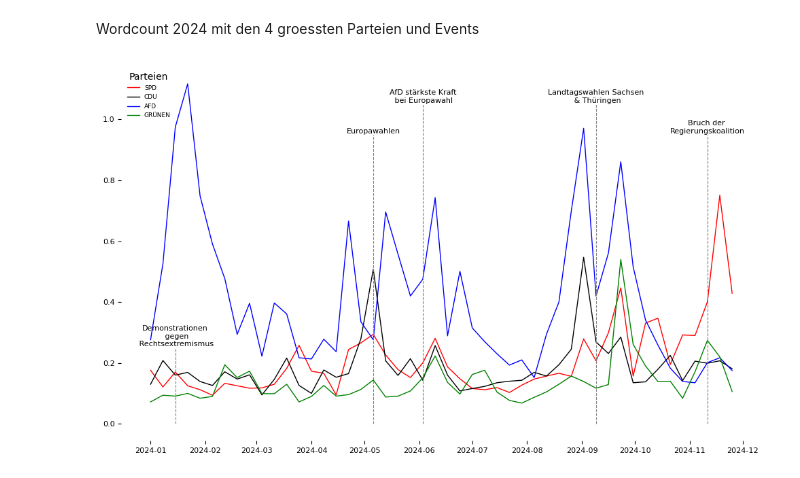
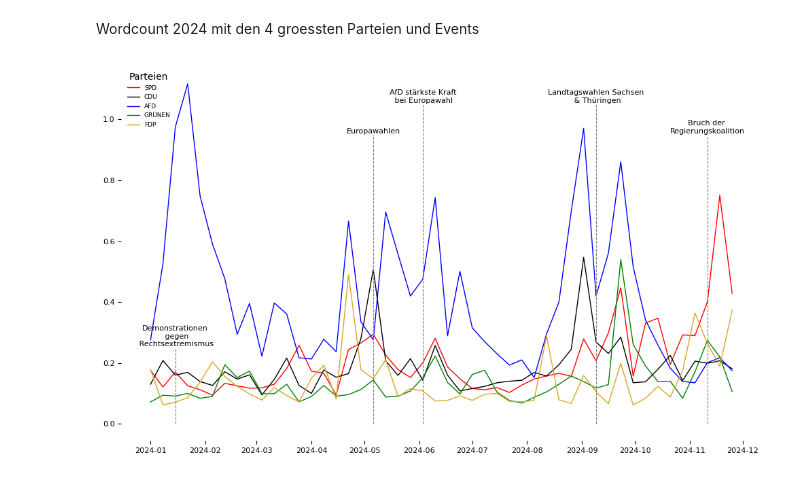
Before and after one commit to Reimser/ads_05_studienarbeit, a Jupyter notebook: source/notebooks/visualize.ipynb, the cells around one changed output. Cells and saved outputs as stored; diff of their text form; code cells hidden in the pictures.

```diff
--- a/source/notebooks/visualize.ipynb
+++ b/source/notebooks/visualize.ipynb
@@ -213,6 +213,7 @@ parteifarben = {
     "cdu": "black",
     "afd": "blue",
     "grünen": "green",
+    "fdp": "#DAA520"
 }
 
 # Daten filtern: nur das Jahr 2024
@@ -235,7 +236,7 @@ plt.figure(figsize=(10, 6))
 ax1 = plt.gca()
 
 # Plot für Wordcount-Daten (pro Woche)
-for word in ["spd", "cdu", "afd", "grünen"]:
+for word in ["spd", "cdu", "afd", "grünen", "fdp"]:
     temp_df = df_grouped_wordcount[df_grouped_wordcount["word"] == word]
     ax1.plot(
         temp_df["week"],
@@ -258,31 +259,31 @@ for event in events:
         [0, event["y_position"] + 50],  # Y-Werte von 0 bis zur Position der Beschriftung
         color="grey", linestyle="--", linewidth=0.8
     )
 
     # Textbeschriftung hinzufügen, leicht verschoben
     plt.text(
         pd.to_datetime(event["date"]),
         event["y_position"] + 50,  # Verschiebung nach oben
         event["label"],
         rotation=0,  # Waagerecht (0 Grad)
         fontsize=8,
         va="bottom",
         ha="center",
         color="black"  # Schriftfarbe in Schwarz
     )
 
 
 # Entferne die rechte Umrandung (Spine)
 ax1.spines["right"].set_linewidth(0)  # Entferne die rechte Linie
 ax1.spines["left"].set_linewidth(0)   # Entferne die linke Linie
 ax1.spines["top"].set_linewidth(0)    # Entferne die obere Linie
 ax1.spines["bottom"].set_linewidth(0)  # Entferne die untere Linie
 
 # Legende
 plt.legend(title="Parteien", loc="upper left", fontsize=6.5, facecolor="white", edgecolor="white", labelcolor="black")
 plt.tight_layout()
 
 # Plot anzeigen
 plt.show()
 # %% [output]
-[figure, old version]
+[figure, new version]
```
Also changed, not shown: 1 other file.
